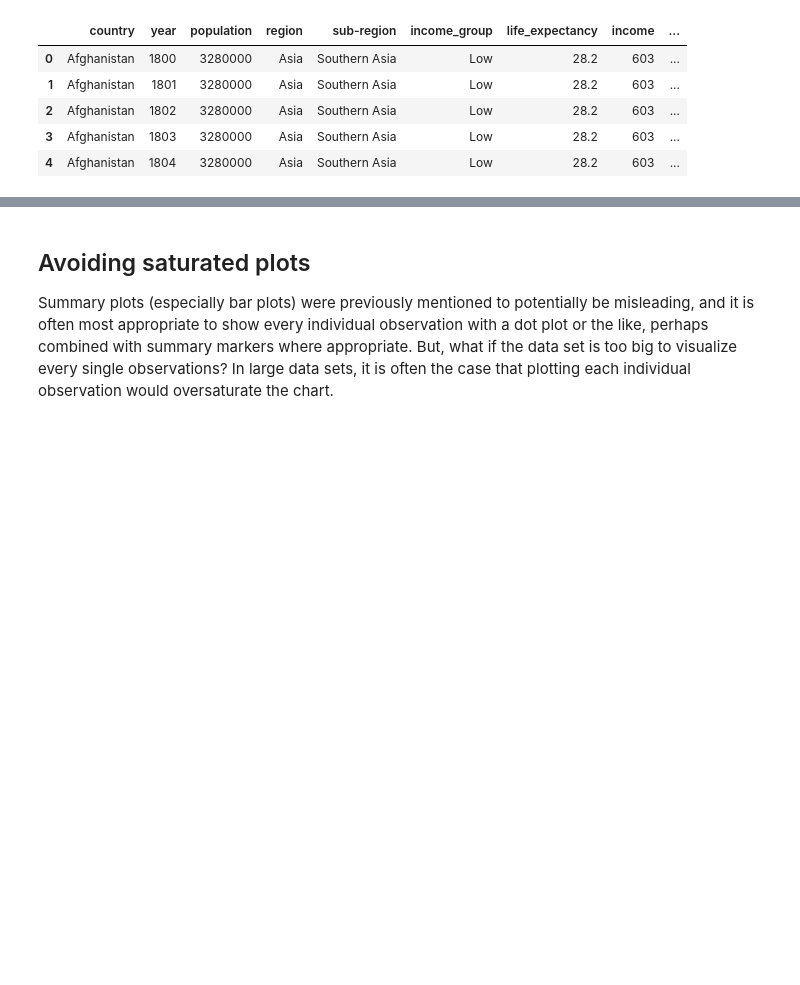
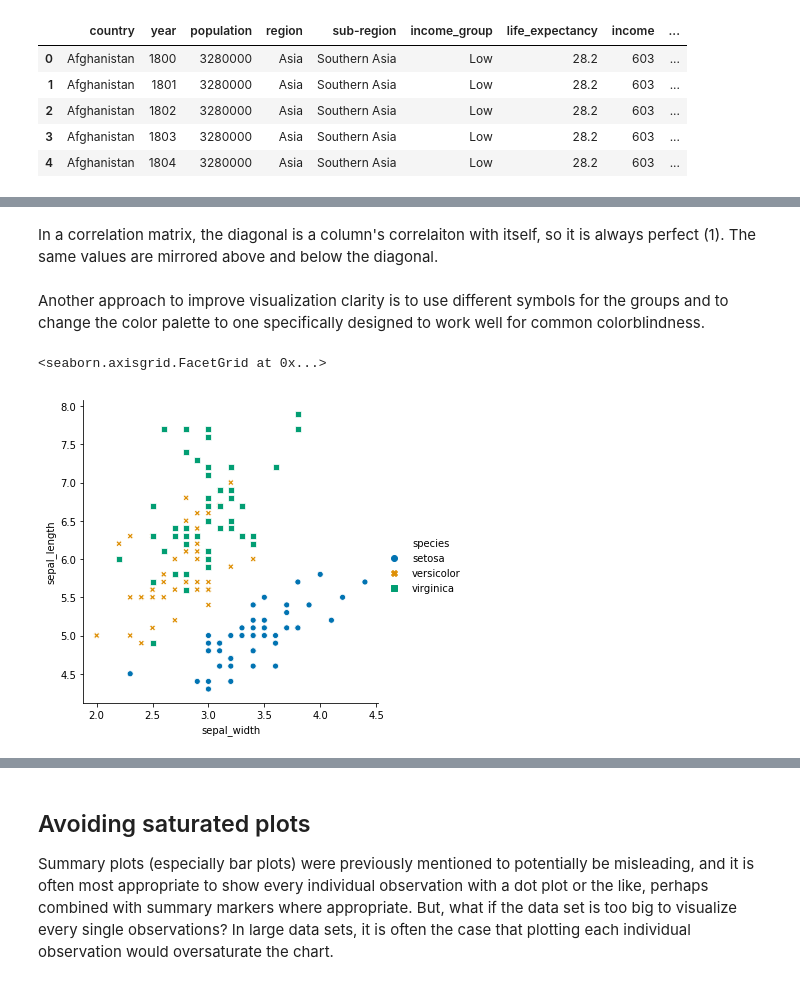
Before and after one commit to UofTCoders/2018-09-10-utoronto, a Jupyter notebook: code/4-advanced-gapminder.ipynb, the cells around one changed output, grey strips where cells are left out. Saved outputs shown, nothing was run; the diff lists cells and outputs as text; code cells hidden in the pictures; blank space fills up the shorter version.

```diff
--- a/code/4-advanced-gapminder.ipynb
+++ b/code/4-advanced-gapminder.ipynb
@@ -306,0 +190,11 @@ survey_sub_tidy.dropna()
+# %% [markdown]
+In a correlation matrix, the diagonal is a column's correlaiton with itself, so it is always perfect (1). The same values are mirrored above and below the diagonal.
+# %% [markdown]
+Another approach to improve visualization clarity is to use different symbols for the groups and to change the color palette to one specifically designed to work well for common colorblindness.
+# %%
+# To see all available palettes, set it to an empty string and view the error message
+sns.relplot(x='sepal_width', y='sepal_length', hue='species', data=iris,
+           style='species', palette='colorblind')
+# %% [output]
+<seaborn.axisgrid.FacetGrid at 0x...>
+[figure, added]
```
Also changed, not shown: parts of 94 cells of this notebook.
